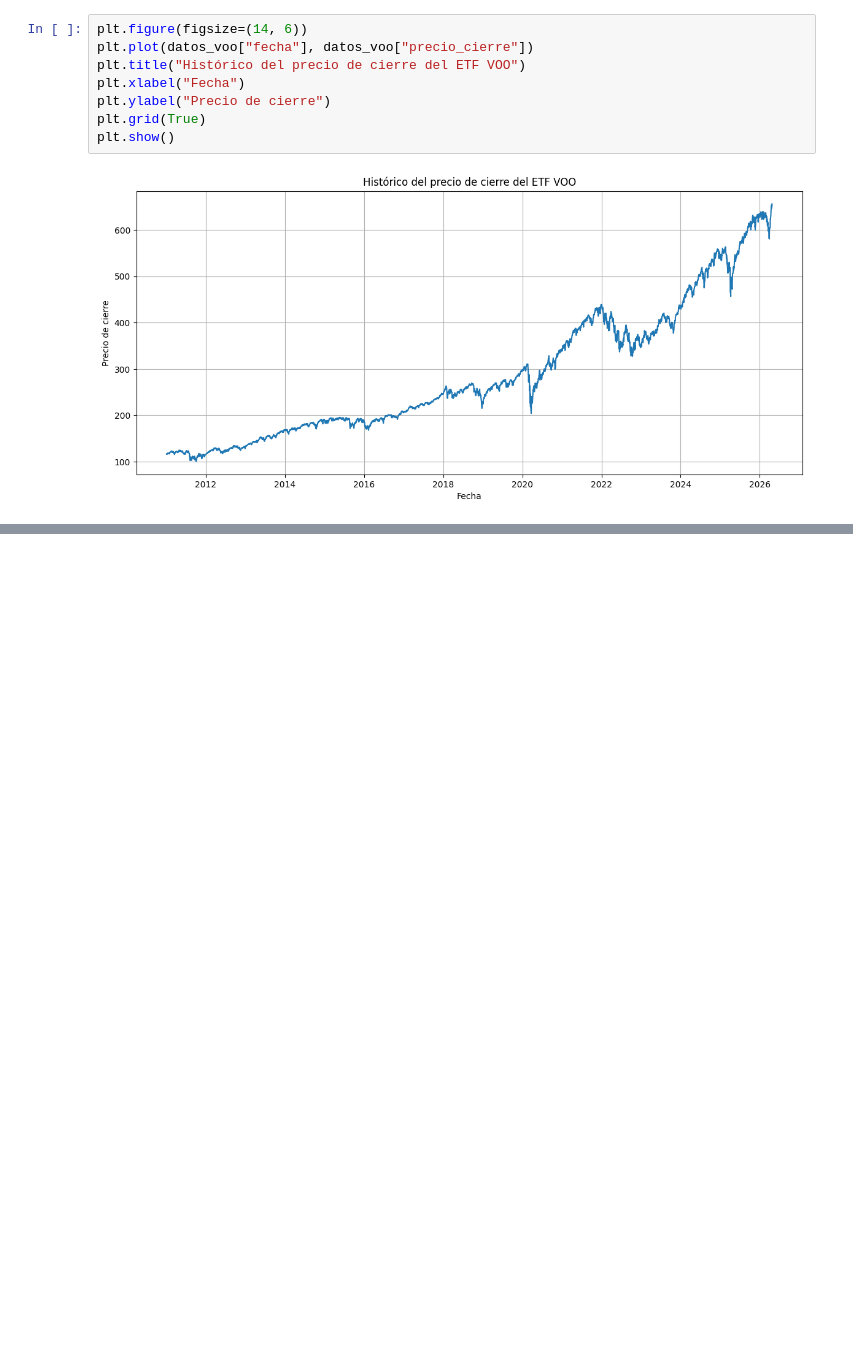
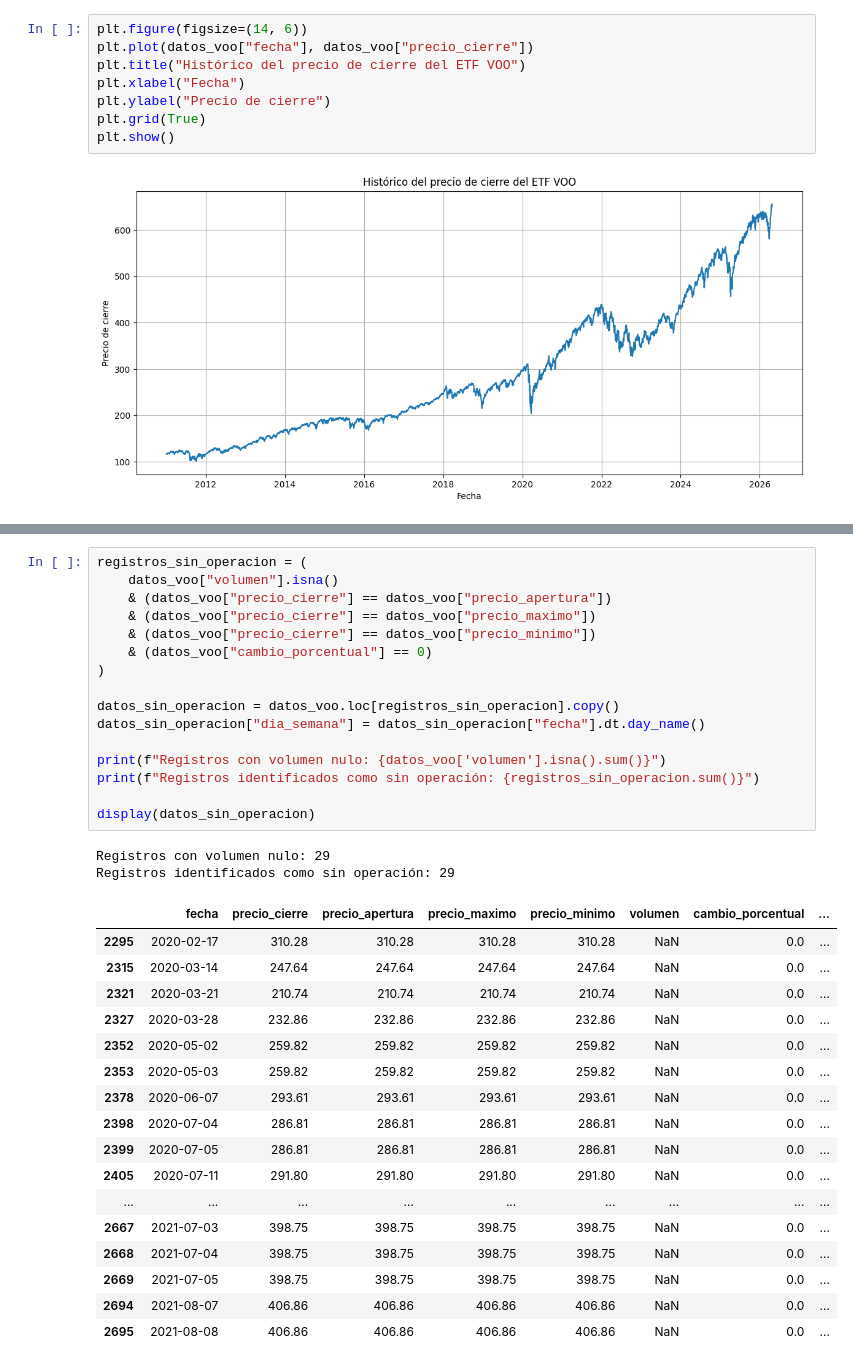
Before and after one commit to OrozcoJacobo/Proyecto_Final_AP, a Jupyter notebook: code/notebooks/modelos.ipynb, the cells around one changed output, grey strips where cells are left out. Cells and saved outputs as stored; diff of their text form; blank space fills up the shorter version.

```diff
--- a/code/notebooks/modelos.ipynb
+++ b/code/notebooks/modelos.ipynb
@@ -384,0 +444,36 @@ plt.show()
+# %%
+registros_sin_operacion = (
+    datos_voo["volumen"].isna()
+    & (datos_voo["precio_cierre"] == datos_voo["precio_apertura"])
+    & (datos_voo["precio_cierre"] == datos_voo["precio_maximo"])
+    & (datos_voo["precio_cierre"] == datos_voo["precio_minimo"])
+    & (datos_voo["cambio_porcentual"] == 0)
+)
+
+datos_sin_operacion = datos_voo.loc[registros_sin_operacion].copy()
+datos_sin_operacion["dia_semana"] = datos_sin_operacion["fecha"].dt.day_name()
+
+print(f"Registros con volumen nulo: {datos_voo['volumen'].isna().sum()}")
+print(f"Registros identificados como sin operación: {registros_sin_operacion.sum()}")
+
+display(datos_sin_operacion)
+# %% [output]
+Registros con volumen nulo: 29
+Registros identificados como sin operación: 29
+|  | fecha | precio_cierre | precio_apertura | precio_maximo | precio_minimo | volumen | cambio_porcentual | ... |
+| 2295 | 2020-02-17 | 310.28 | 310.28 | 310.28 | 310.28 | NaN | 0.0 | ... |
+| 2315 | 2020-03-14 | 247.64 | 247.64 | 247.64 | 247.64 | NaN | 0.0 | ... |
+| 2321 | 2020-03-21 | 210.74 | 210.74 | 210.74 | 210.74 | NaN | 0.0 | ... |
+| 2327 | 2020-03-28 | 232.86 | 232.86 | 232.86 | 232.86 | NaN | 0.0 | ... |
+| 2352 | 2020-05-02 | 259.82 | 259.82 | 259.82 | 259.82 | NaN | 0.0 | ... |
+| 2353 | 2020-05-03 | 259.82 | 259.82 | 259.82 | 259.82 | NaN | 0.0 | ... |
+| 2378 | 2020-06-07 | 293.61 | 293.61 | 293.61 | 293.61 | NaN | 0.0 | ... |
+| 2398 | 2020-07-04 | 286.81 | 286.81 | 286.81 | 286.81 | NaN | 0.0 | ... |
+| 2399 | 2020-07-05 | 286.81 | 286.81 | 286.81 | 286.81 | NaN | 0.0 | ... |
+| 2405 | 2020-07-11 | 291.80 | 291.80 | 291.80 | 291.80 | NaN | 0.0 | ... |
+| ... | ... | ... | ... | ... | ... | ... | ... | ... |
+| 2667 | 2021-07-03 | 398.75 | 398.75 | 398.75 | 398.75 | NaN | 0.0 | ... |
+| 2668 | 2021-07-04 | 398.75 | 398.75 | 398.75 | 398.75 | NaN | 0.0 | ... |
+| 2669 | 2021-07-05 | 398.75 | 398.75 | 398.75 | 398.75 | NaN | 0.0 | ... |
+| 2694 | 2021-08-07 | 406.86 | 406.86 | 406.86 | 406.86 | NaN | 0.0 | ... |
+| 2695 | 2021-08-08 | 406.86 | 406.86 | 406.86 | 406.86 | NaN | 0.0 | ... |
```
Also changed, not shown: parts of 12 cells of this notebook.
